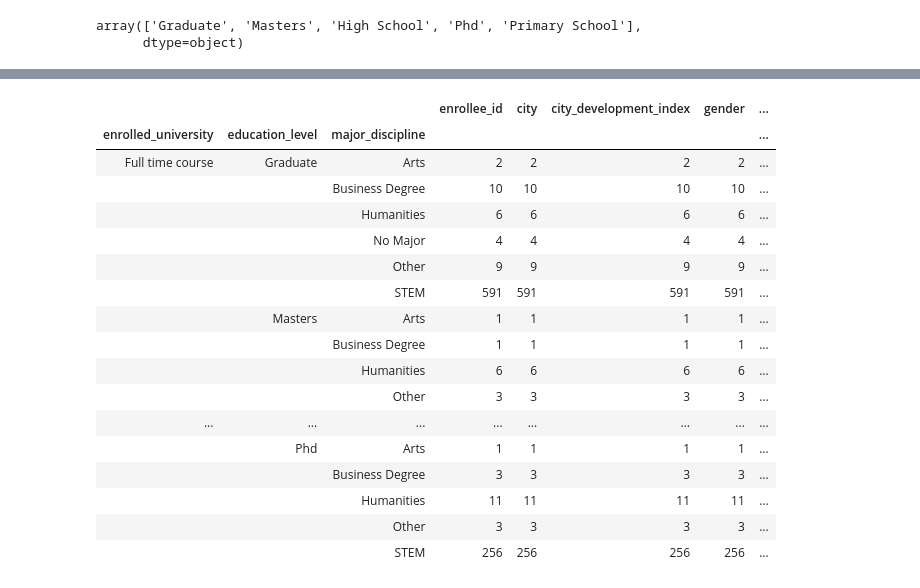
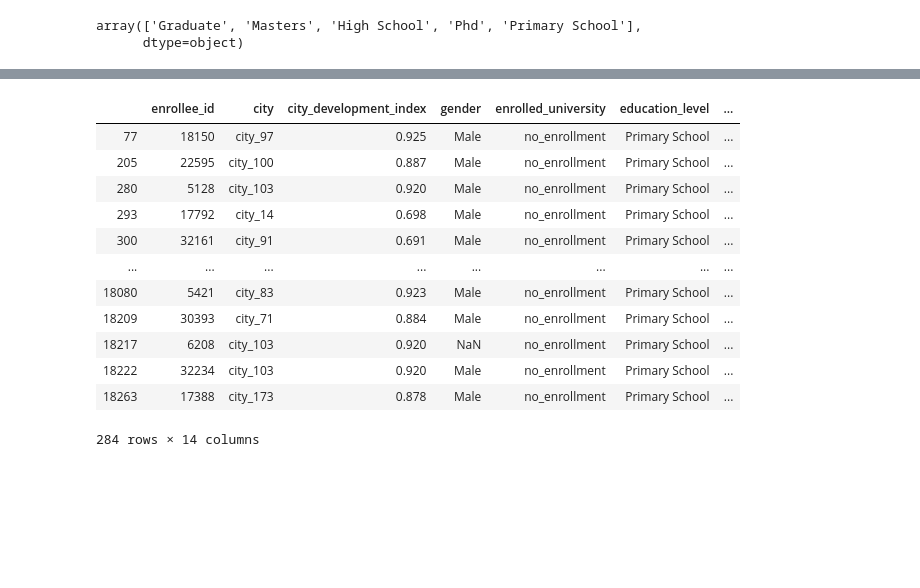
Before and after one commit to HemanthReddy99/JanataHack, a Jupyter notebook: JanaraHack4 - HR Analytics/Data Exploration.ipynb, the cells around one changed output, grey strips where cells are left out. Saved outputs shown, nothing was run; the diff lists cells and outputs as text; code cells hidden in the pictures; blank space fills up the shorter version.

```diff
--- a/JanaraHack4 - HR Analytics/Data Exploration.ipynb
+++ b/JanaraHack4 - HR Analytics/Data Exploration.ipynb
@@ -540,24 +521,19 @@ array(['STEM', 'Other', 'No Major', 'Business Degree', 'Humanities',
-# %%
-tempdf.groupby(['enrolled_university','education_level','major_discipline']).count()
-# %% [output]
-|  |  |  | enrollee_id | city | city_development_index | gender | ... |
-| enrolled_university | education_level | major_discipline |  |  |  |  | ... |
-| Full time course | Graduate | Arts | 2 | 2 | 2 | 2 | ... |
-|  |  | Business Degree | 10 | 10 | 10 | 10 | ... |
-|  |  | Humanities | 6 | 6 | 6 | 6 | ... |
-|  |  | No Major | 4 | 4 | 4 | 4 | ... |
-|  |  | Other | 9 | 9 | 9 | 9 | ... |
-|  |  | STEM | 591 | 591 | 591 | 591 | ... |
-|  | Masters | Arts | 1 | 1 | 1 | 1 | ... |
-|  |  | Business Degree | 1 | 1 | 1 | 1 | ... |
-|  |  | Humanities | 6 | 6 | 6 | 6 | ... |
-|  |  | Other | 3 | 3 | 3 | 3 | ... |
-| ... | ... | ... | ... | ... | ... | ... | ... |
-|  | Phd | Arts | 1 | 1 | 1 | 1 | ... |
-|  |  | Business Degree | 3 | 3 | 3 | 3 | ... |
-|  |  | Humanities | 11 | 11 | 11 | 11 | ... |
-|  |  | Other | 3 | 3 | 3 | 3 | ... |
-|  |  | STEM | 256 | 256 | 256 | 256 | ... |
+# %%
+df[(df['enrolled_university'] == 'no_enrollment') & (df['education_level'] == 'Primary School')]
+# %% [output]
+|  | enrollee_id | city | city_development_index | gender | enrolled_university | education_level | ... |
+| 77 | 18150 | city_97 | 0.925 | Male | no_enrollment | Primary School | ... |
+| 205 | 22595 | city_100 | 0.887 | Male | no_enrollment | Primary School | ... |
+| 280 | 5128 | city_103 | 0.920 | Male | no_enrollment | Primary School | ... |
+| 293 | 17792 | city_14 | 0.698 | Male | no_enrollment | Primary School | ... |
+| 300 | 32161 | city_91 | 0.691 | Male | no_enrollment | Primary School | ... |
+| ... | ... | ... | ... | ... | ... | ... | ... |
+| 18080 | 5421 | city_83 | 0.923 | Male | no_enrollment | Primary School | ... |
+| 18209 | 30393 | city_71 | 0.884 | Male | no_enrollment | Primary School | ... |
+| 18217 | 6208 | city_103 | 0.920 | NaN | no_enrollment | Primary School | ... |
+| 18222 | 32234 | city_103 | 0.920 | Male | no_enrollment | Primary School | ... |
+| 18263 | 17388 | city_173 | 0.878 | Male | no_enrollment | Primary School | ... |
+284 rows × 14 columns
 # %%
 df[(df['major_discipline'].isnull()) & ((df['education_level'] == 'High School') | (df['education_level'] == 'Primary School'))]
 # %% [output]
```
Also changed, not shown: parts of 17 cells of this notebook.
